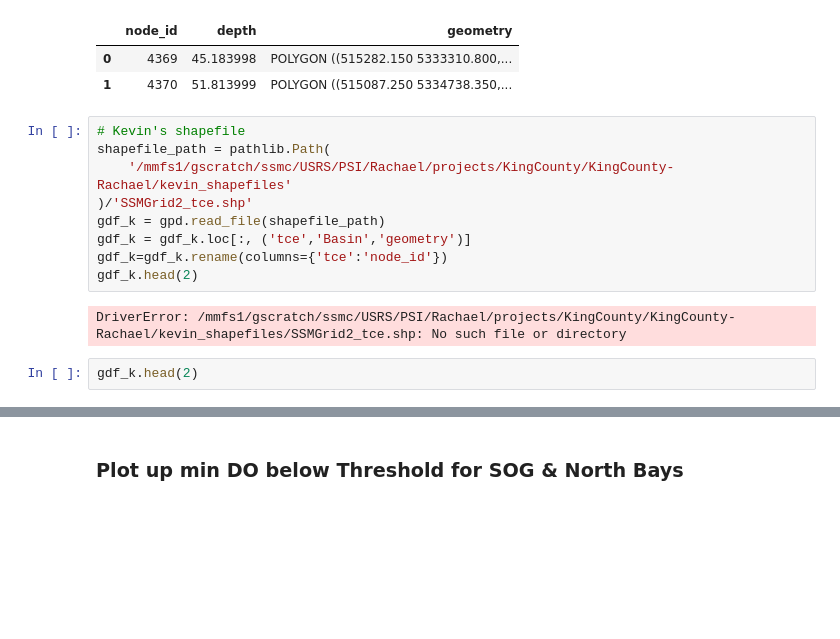
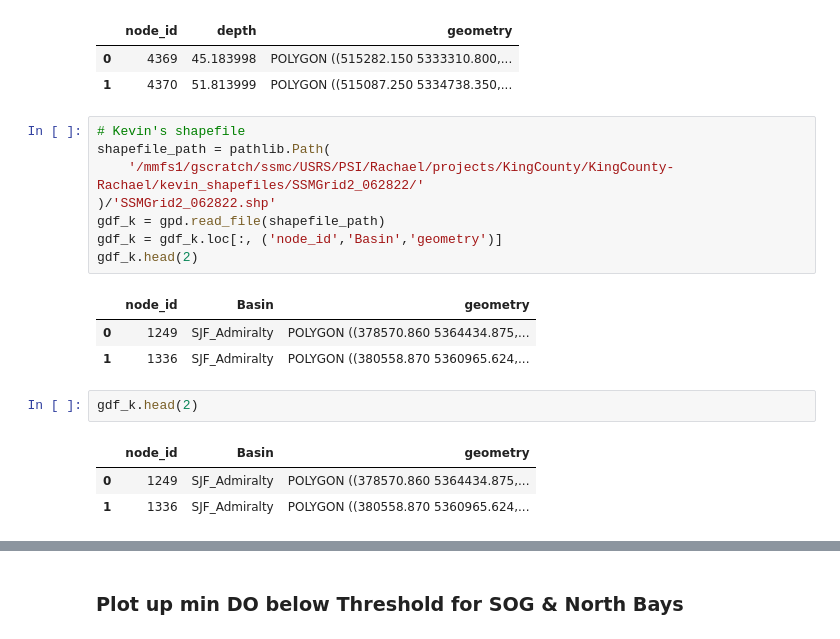
Before and after one commit to UW-PSI/SalishSeaModel-analysis, a Jupyter notebook: notebooks/dev_daily_min_graphic.ipynb, the cells around one changed output, grey strips where cells are left out. Cells and saved outputs as stored; diff of their text form; blank space fills up the shorter version.

```diff
--- a/notebooks/dev_daily_min_graphic.ipynb
+++ b/notebooks/dev_daily_min_graphic.ipynb
@@ -202,15 +202,20 @@ gdf_b.head(2)
 # %%
 # Kevin's shapefile
 shapefile_path = pathlib.Path(
-    '/mmfs1/gscratch/ssmc/USRS/PSI/Rachael/projects/KingCounty/KingCounty-Rachael/kevin_shapefiles'
-)/'SSMGrid2_tce.shp'
+    '/mmfs1/gscratch/ssmc/USRS/PSI/Rachael/projects/KingCounty/KingCounty-Rachael/kevin_shapefiles/SSMGrid2_062822/'
+)/'SSMGrid2_062822.shp'
 gdf_k = gpd.read_file(shapefile_path)
-gdf_k = gdf_k.loc[:, ('tce','Basin','geometry')]
-gdf_k=gdf_k.rename(columns={'tce':'node_id'})
+gdf_k = gdf_k.loc[:, ('node_id','Basin','geometry')]
 gdf_k.head(2)
 # %% [output]
-DriverError: /mmfs1/gscratch/ssmc/USRS/PSI/Rachael/projects/KingCounty/KingCounty-Rachael/kevin_shapefiles/SSMGrid2_tce.shp: No such file or directory
+|  | node_id | Basin | geometry |
+| 0 | 1249 | SJF_Admiralty | POLYGON ((378570.860 5364434.875,... |
+| 1 | 1336 | SJF_Admiralty | POLYGON ((380558.870 5360965.624,... |
 # %%
 gdf_k.head(2)
+# %% [output]
+|  | node_id | Basin | geometry |
+| 0 | 1249 | SJF_Admiralty | POLYGON ((378570.860 5364434.875,... |
+| 1 | 1336 | SJF_Admiralty | POLYGON ((380558.870 5360965.624,... |
 # %%
 gdf_k[['node_id','Basin']].groupby('Basin').count().rename(columns={'node_id':'node count'})
```
Also changed, not shown: parts of 21 cells of this notebook.
